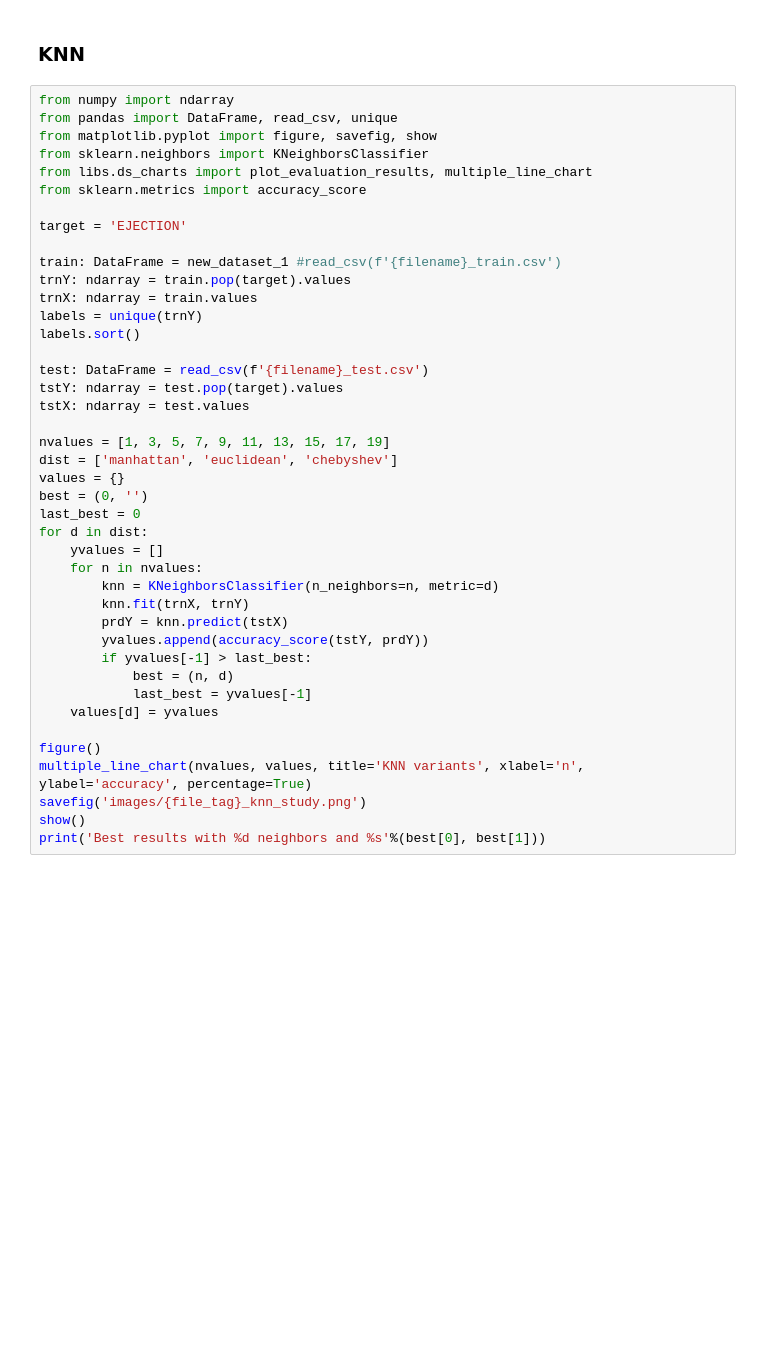
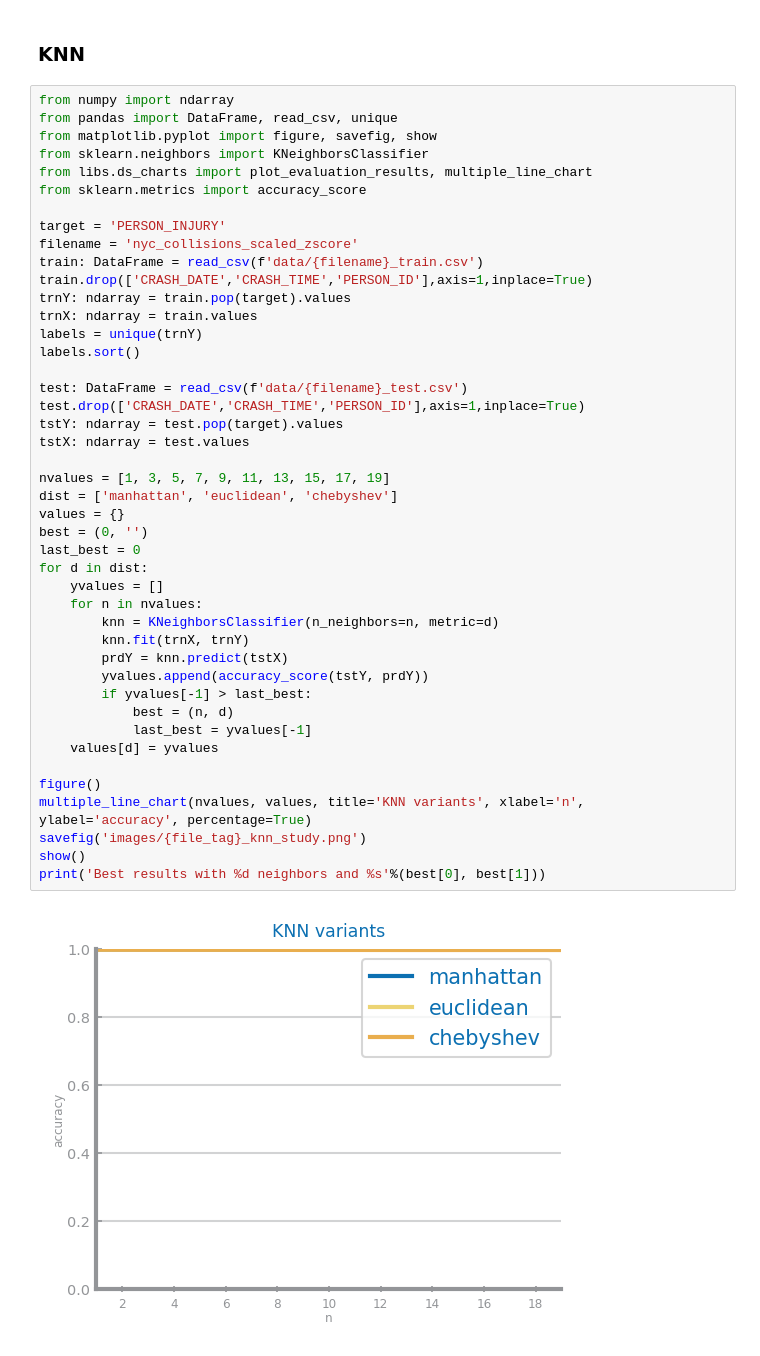
Before and after one commit to falc00/projetoCD, a Jupyter notebook: data_preparation_dataset1.ipynb, the cells around one changed output. Cells and saved outputs as stored; diff of their text form; blank space fills up the shorter version.

```diff
--- a/data_preparation_dataset1.ipynb
+++ b/data_preparation_dataset1.ipynb
@@ -170,37 +206,41 @@ from sklearn.neighbors import KNeighborsClassifier
 from libs.ds_charts import plot_evaluation_results, multiple_line_chart
 from sklearn.metrics import accuracy_score
 
-target = 'EJECTION'
-
-train: DataFrame = new_dataset_1 #read_csv(f'{filename}_train.csv')
+target = 'PERSON_INJURY'
+filename = 'nyc_collisions_scaled_zscore'
+train: DataFrame = read_csv(f'data/{filename}_train.csv')
+train.drop(['CRASH_DATE','CRASH_TIME','PERSON_ID'],axis=1,inplace=True)
 trnY: ndarray = train.pop(target).values
 trnX: ndarray = train.values
 labels = unique(trnY)
 labels.sort()
 
-test: DataFrame = read_csv(f'{filename}_test.csv')
+test: DataFrame = read_csv(f'data/{filename}_test.csv')
+test.drop(['CRASH_DATE','CRASH_TIME','PERSON_ID'],axis=1,inplace=True)
 tstY: ndarray = test.pop(target).values
 tstX: ndarray = test.values
 
 nvalues = [1, 3, 5, 7, 9, 11, 13, 15, 17, 19]
 dist = ['manhattan', 'euclidean', 'chebyshev']
 values = {}
 best = (0, '')
 last_best = 0
 for d in dist:
     yvalues = []
     for n in nvalues:
         knn = KNeighborsClassifier(n_neighbors=n, metric=d)
         knn.fit(trnX, trnY)
         prdY = knn.predict(tstX)
         yvalues.append(accuracy_score(tstY, prdY))
         if yvalues[-1] > last_best:
             best = (n, d)
             last_best = yvalues[-1]
     values[d] = yvalues
 
 figure()
 multiple_line_chart(nvalues, values, title='KNN variants', xlabel='n', ylabel='accuracy', percentage=True)
 savefig('images/{file_tag}_knn_study.png')
 show()
 print('Best results with %d neighbors and %s'%(best[0], best[1]))
+# %% [output]
+[figure, added]
```
Also changed, not shown: parts of 6 cells of this notebook, 1 other file.
